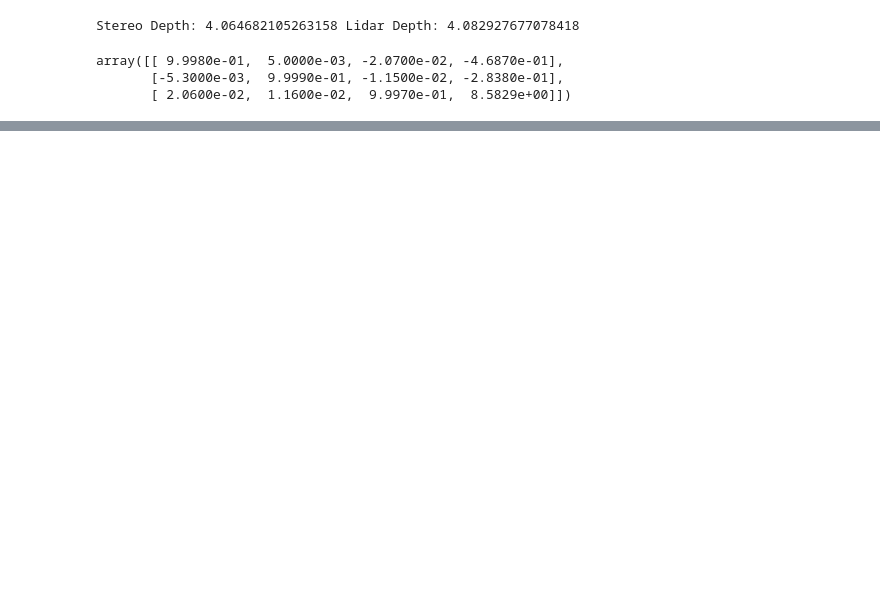
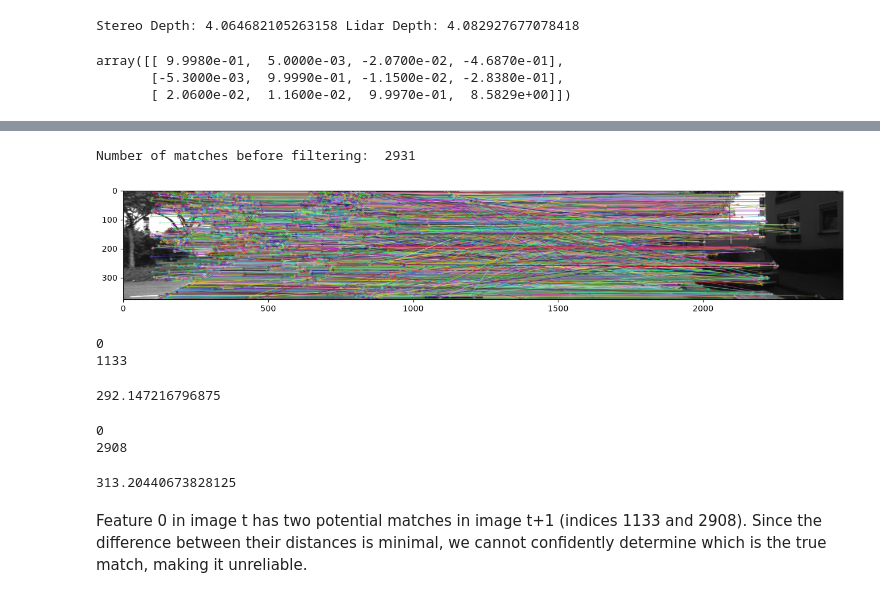
Before and after one commit to JanakaDilshanSendnayake/kitti-visual-odometry-python, a Jupyter notebook: Untitled.ipynb, the cells around one changed output, grey strips where cells are left out. Drawn from its saved outputs; the diff is of its cells as text; code cells hidden in the pictures; blank space fills up the shorter version.

Commit message:
### Feature extraction and matching

```diff
--- a/Untitled.ipynb
+++ b/Untitled.ipynb
@@ -1011,0 +1032,25 @@ cv2.destroyAllWindows()
+# %%
+def match_features(des1, des2, matching='BF', detector='sift', sort=False, k=2):
+
+    if matching == 'BF': # Brute-Force (BF) Matcher
+        if detector == 'sift':
+            matcher = cv2.BFMatcher_create(cv2.NORM_L2, crossCheck=False)
+        elif detector == 'orb':
+            matcher = cv2.BFMatcher_create(cv2.NORM_HAMMING2, crossCheck=False)
+    elif matching == 'FLANN': # Fast Library for Approximate Nearest Neighbors
+        FLANN_INDEX_KDTREE = 1
+        index_params = dict(algorithm=FLANN_INDEX_KDTREE, trees=5)
+        search_params = dict(checks=50)
+        matcher = cv2.FlannBasedMatcher(index_params, search_params)
+
+    matches = matcher.knnMatch(des1, des2, k=k) # k = 2 for a feature in the first image we need 2 matches for t+1
+
+    if sort:
+        matches = sorted(matches, key=lambda x: x[0].distance)
+
+    return matches
+# %%
+def visualize_matches(image1, kp1, image2, kp2, match):
+    image_matches = cv2.drawMatches(image1, kp1, image2, kp2, match, None, flags=2)
+    plt.figure(figsize=(16, 6), dpi=100)
+    plt.imshow(image_matches)
@@ -1011,0 +1059,13 @@ cv2.destroyAllWindows()
+# %%
+# Using the orb features/descriptors
+image_left = handler.first_image_left
+image_right = handler.first_image_right
+image_plus1 = handler.second_image_left
+
+start = datetime.datetime.now()
+
+kp0, des0 = extract_features(image_left, 'sift', mask)
+kp1, des1 = extract_features(image_plus1, 'sift', mask)
+
+matches = match_features(des0, des1, matching='BF', detector='sift', sort=False)
+matches[:10]
@@ -1011,0 +1083,29 @@ cv2.destroyAllWindows()
+# %%
+print('Number of matches before filtering: ', len(matches))
+temp = [match[0] for match in matches]
+visualize_matches(image_left, kp0, image_plus1, kp1, temp)
+# %% [output]
+Number of matches before filtering:  2931
+[figure, added]
+# %%
+print(matches[0][0].queryIdx)
+print(matches[0][0].trainIdx)
+
+matches[0][0].distance # represent the best matching feature in the second image
+                       # for the very first feature found in the first image.
+# %% [output]
+0
+1133
+292.147216796875
+# %%
+print(matches[0][1].queryIdx)
+print(matches[0][1].trainIdx)
+
+matches[0][1].distance # represent the second best matching feature in the second image
+                       # for the very first feature found in the first image.
+# %% [output]
+0
+2908
+313.20440673828125
+# %% [markdown]
+Feature 0 in image t has two potential matches in image t+1 (indices 1133 and 2908). Since the difference between their distances is minimal, we cannot confidently determine which is the true match, making it unreliable.
```
Also changed, not shown: parts of 14 cells of this notebook.
